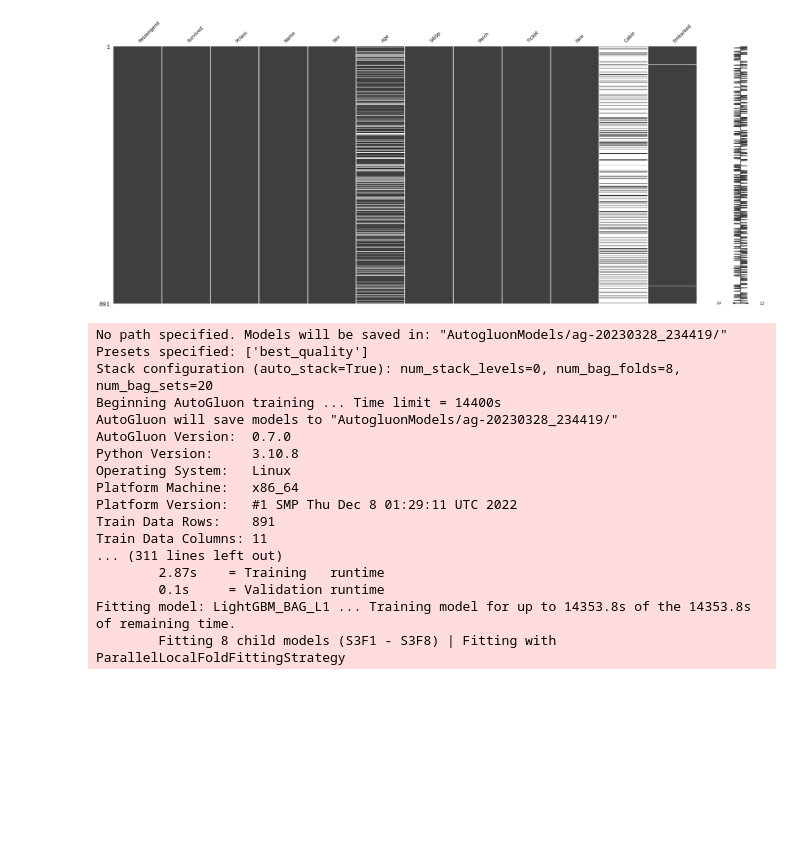
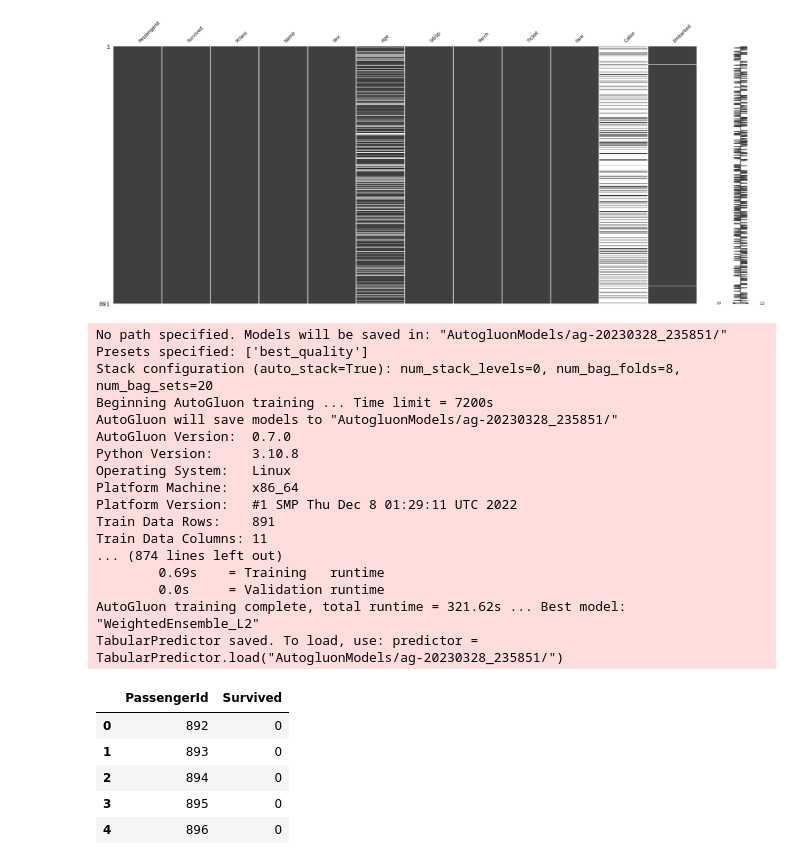
Before and after one commit to dminhk/terraform-sagemaker-demo, a Jupyter notebook: titanic/autogluon-titanic.ipynb, the cells around one changed output. Cells and saved outputs as stored; diff of their text form; code cells hidden in the pictures; blank space fills up the shorter version.

```diff
--- a/titanic/autogluon-titanic.ipynb
+++ b/titanic/autogluon-titanic.ipynb
@@ -183,33 +183,38 @@ auto.missing_values_analysis(train_data=train)
 [figure]
 # %%
 label = 'Survived'             # target variable
-time_limit = 3600*4            # Evaluation Metric
+time_limit = 3600*2              # Evaluation Metric
 eval_metric = 'accuracy'         # eval_metric options below
 ignored_columns = ['id', 'Ticket']
 
 #predictor = TabularPredictor(label=label, eval_metric=eval_metric,learner_kwargs={'ignored_columns':ignored_columns}).fit(train)
-
 predictor = TabularPredictor(label=label, eval_metric=eval_metric, learner_kwargs={'ignored_columns':ignored_columns}).fit(train, presets=['best_quality'], time_limit=time_limit)
 
 submission = pd.read_csv(directory + 'gender_submission.csv')
 submission[label] = predictor.predict(test)
 submission.to_csv('submission.csv', index=False)
 submission.head()
 # %% [output]
-No path specified. Models will be saved in: "AutogluonModels/ag-20230328_234419/"
+No path specified. Models will be saved in: "AutogluonModels/ag-20230328_235851/"
 Presets specified: ['best_quality']
 Stack configuration (auto_stack=True): num_stack_levels=0, num_bag_folds=8, num_bag_sets=20
-Beginning AutoGluon training ... Time limit = 14400s
-AutoGluon will save models to "AutogluonModels/ag-20230328_234419/"
+Beginning AutoGluon training ... Time limit = 7200s
+AutoGluon will save models to "AutogluonModels/ag-20230328_235851/"
 AutoGluon Version:  0.7.0
 Python Version:     3.10.8
 Operating System:   Linux
 Platform Machine:   x86_64
 Platform Version:   #1 SMP Thu Dec 8 01:29:11 UTC 2022
 Train Data Rows:    891
 Train Data Columns: 11
-... (311 lines left out)
-        2.87s    = Training   runtime
-        0.1s     = Validation runtime
-Fitting model: LightGBM_BAG_L1 ... Training model for up to 14353.8s of the 14353.8s of remaining time.
-        Fitting 8 child models (S3F1 - S3F8) | Fitting with ParallelLocalFoldFittingStrategy
+... (874 lines left out)
+        0.69s    = Training   runtime
+        0.0s     = Validation runtime
+AutoGluon training complete, total runtime = 321.62s ... Best model: "WeightedEnsemble_L2"
+TabularPredictor saved. To load, use: predictor = TabularPredictor.load("AutogluonModels/ag-20230328_235851/")
+|  | PassengerId | Survived |
+| 0 | 892 | 0 |
+| 1 | 893 | 0 |
+| 2 | 894 | 0 |
+| 3 | 895 | 0 |
+| 4 | 896 | 0 |
```
Also changed, not shown: parts of 1 cell of this notebook.
